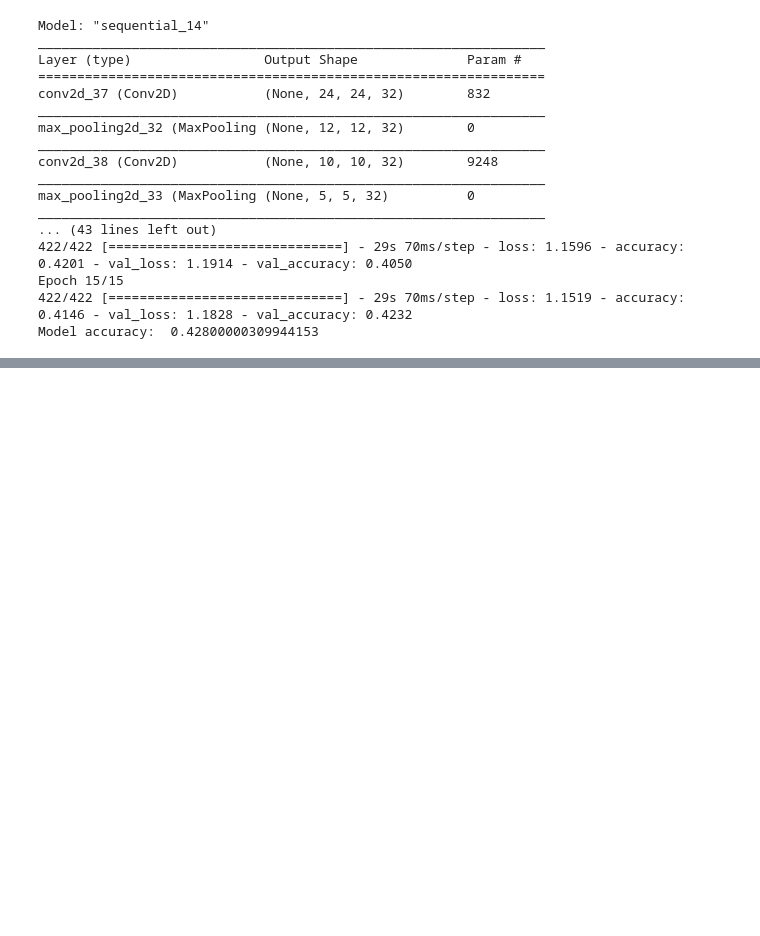
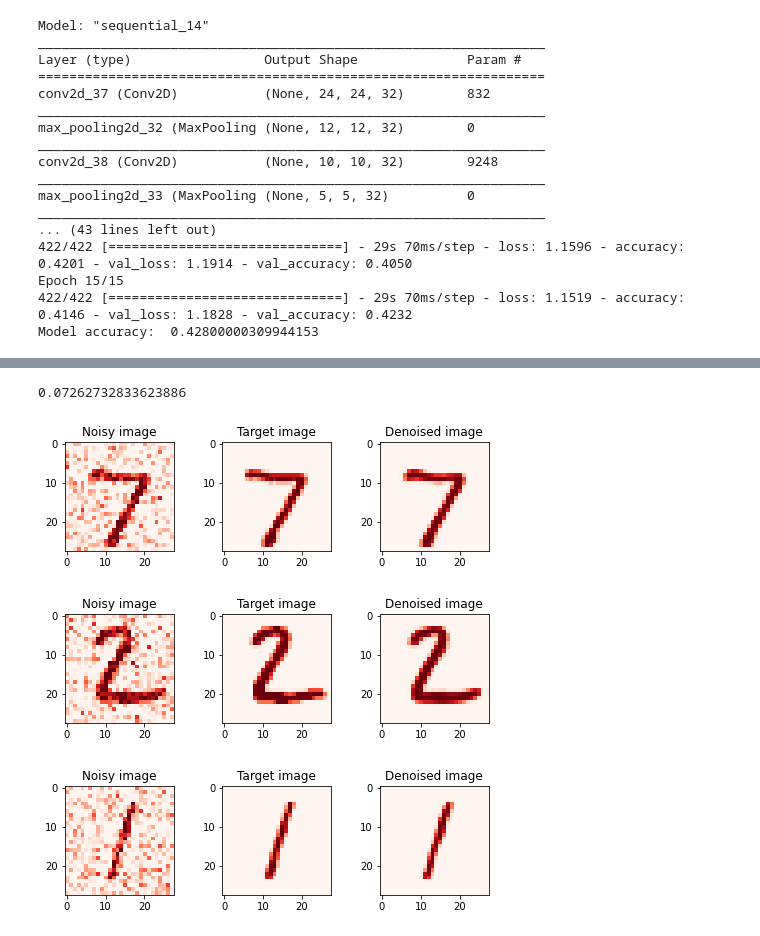
Before and after one commit to AmilaFernando/MNIST-digit-classification, a Jupyter notebook: 3.ipynb, the cells around one changed output, grey strips where cells are left out. Cells and saved outputs as stored; diff of their text form; code cells hidden in the pictures; blank space fills up the shorter version.

Commit message:
update with autoencoders

```diff
--- a/3.ipynb
+++ b/3.ipynb
@@ -370,0 +429,2 @@ Model accuracy:  0.42800000309944153
+# %%
+all_denoised_images = autoencoder.predict(X_test_noisy_25)
@@ -370,0 +435,21 @@ Model accuracy:  0.42800000309944153
+# %%
+print(test_loss)
+# %% [output]
+0.07262732833623886
+# %%
+dimension = X_train.shape[1]
+n = 3
+for i in range(n):
+    fig, axes = plt.subplots(1, 3)
+    fig.set_size_inches(8, 2)
+    axes[0].set_title('Noisy image')
+    im0 = axes[0].imshow(X_test_noisy_25[i].reshape(dimension, dimension), cmap = 'Reds')
+    axes[1].set_title('Target image')
+    im1 = axes[1].imshow(X_test[i].reshape(dimension, dimension), cmap = 'Reds')
+    axes[2].set_title('Denoised image')
+    im2 = axes[2].imshow(all_denoised_images[i].reshape(dimension, dimension), cmap = 'Reds')
+    plt.savefig(f'comparison-{i}.png')
+# %% [output]
+[figure, added]
+[figure, added]
+[figure, added]
```
Also changed, not shown: parts of 3 cells of this notebook, 3 other files.
